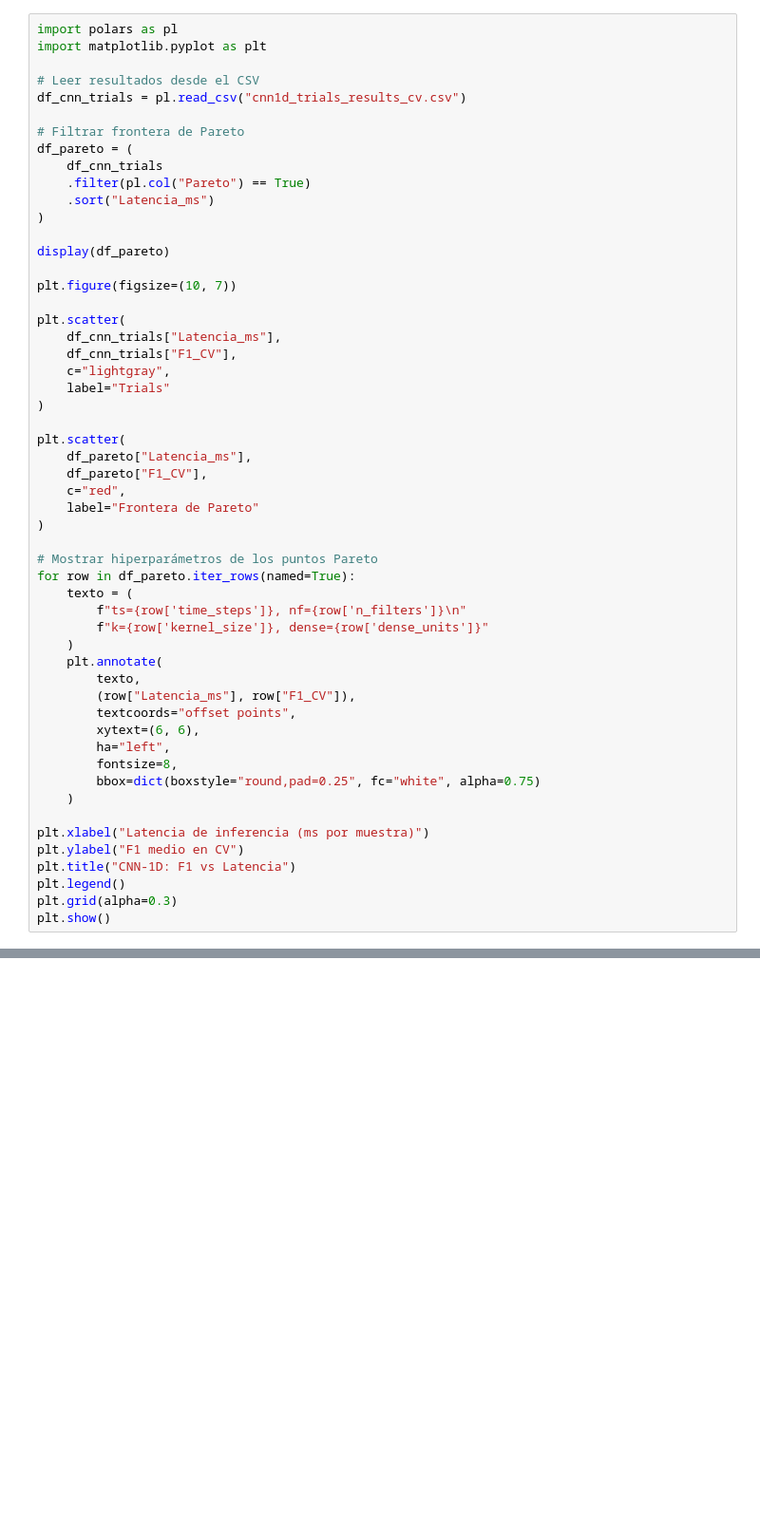
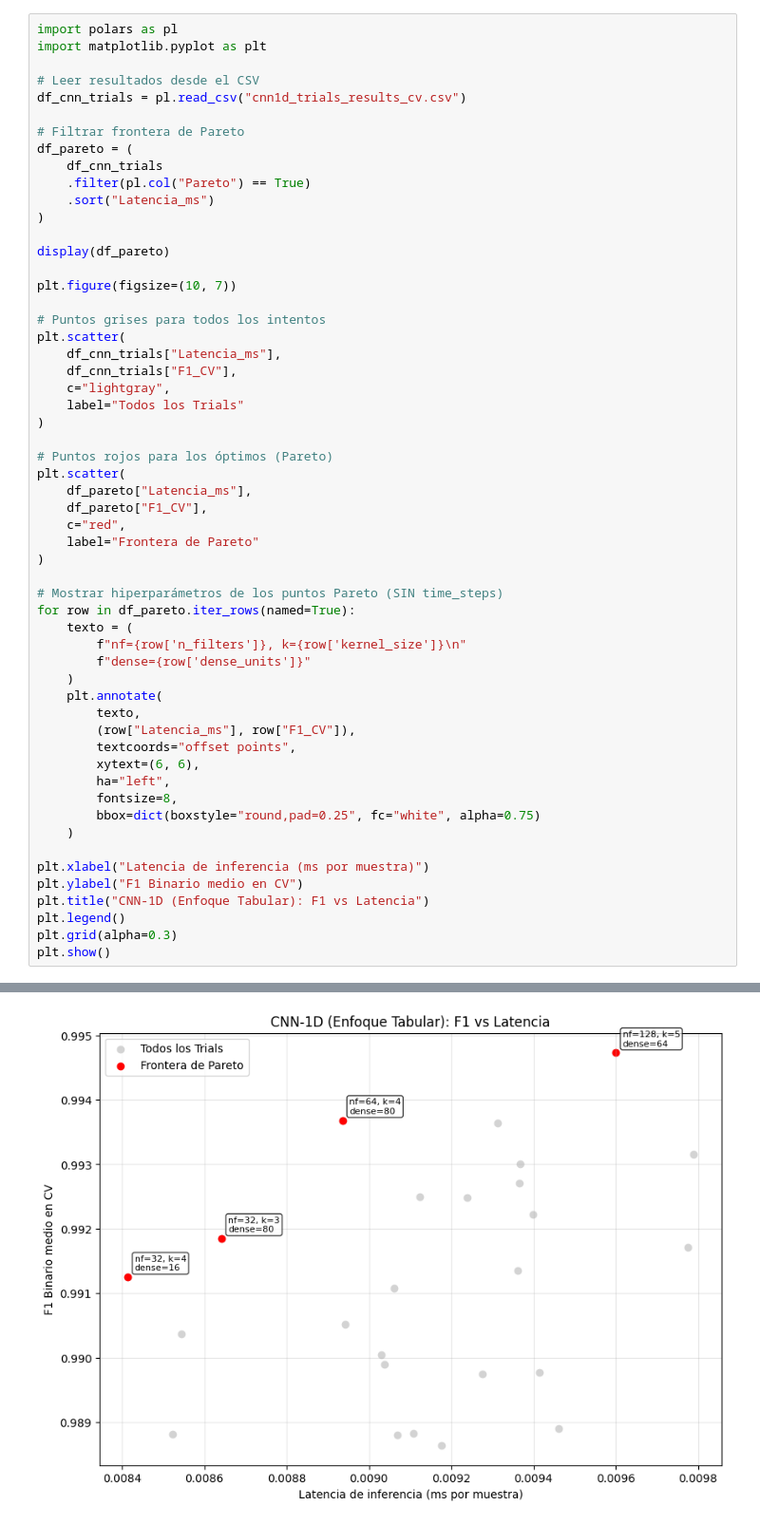
Before and after one commit to Placivm04/PLACI_TFG, a Jupyter notebook: CODIGO/MODELOS IOT/cnn_iot_train.ipynb, the cells around one changed output, grey strips where cells are left out. Shown at 95% size. Drawn from its saved outputs; the diff is of its cells as text; blank space fills up the shorter version.

```diff
--- a/CODIGO/MODELOS IOT/cnn_iot_train.ipynb
+++ b/CODIGO/MODELOS IOT/cnn_iot_train.ipynb
@@ -245,13 +286,15 @@ display(df_pareto)
 
 plt.figure(figsize=(10, 7))
 
+# Puntos grises para todos los intentos
 plt.scatter(
     df_cnn_trials["Latencia_ms"],
     df_cnn_trials["F1_CV"],
     c="lightgray",
-    label="Trials"
+    label="Todos los Trials"
 )
 
+# Puntos rojos para los óptimos (Pareto)
 plt.scatter(
     df_pareto["Latencia_ms"],
     df_pareto["F1_CV"],
@@ -259,11 +302,11 @@ plt.scatter(
     label="Frontera de Pareto"
 )
 
-# Mostrar hiperparámetros de los puntos Pareto
+# Mostrar hiperparámetros de los puntos Pareto (SIN time_steps)
 for row in df_pareto.iter_rows(named=True):
     texto = (
-        f"ts={row['time_steps']}, nf={row['n_filters']}\n"
-        f"k={row['kernel_size']}, dense={row['dense_units']}"
+        f"nf={row['n_filters']}, k={row['kernel_size']}\n"
+        f"dense={row['dense_units']}"
     )
     plt.annotate(
         texto,
@@ -276,8 +319,9 @@ for row in df_pareto.iter_rows(named=True):
     )
 
 plt.xlabel("Latencia de inferencia (ms por muestra)")
-plt.ylabel("F1 medio en CV")
-plt.title("CNN-1D: F1 vs Latencia")
+plt.ylabel("F1 Binario medio en CV")
+plt.title("CNN-1D (Enfoque Tabular): F1 vs Latencia")
 plt.legend()
 plt.grid(alpha=0.3)
 plt.show()
+# %% [output]
@@ -284 +335,2 @@ plt.show()
+[figure, added]
 # %%
```
Also changed, not shown: parts of 6 cells of this notebook.
